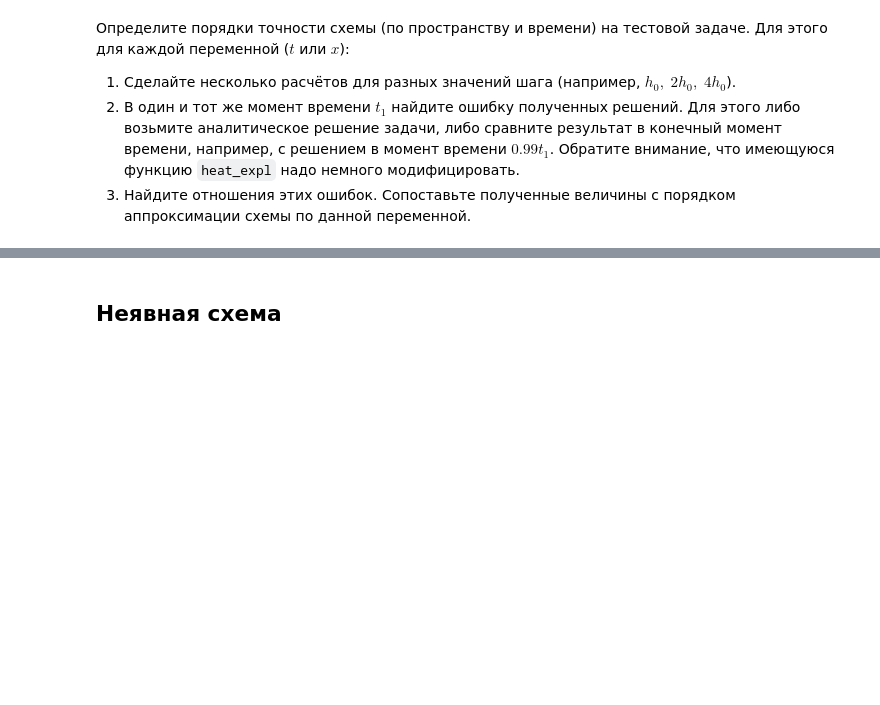
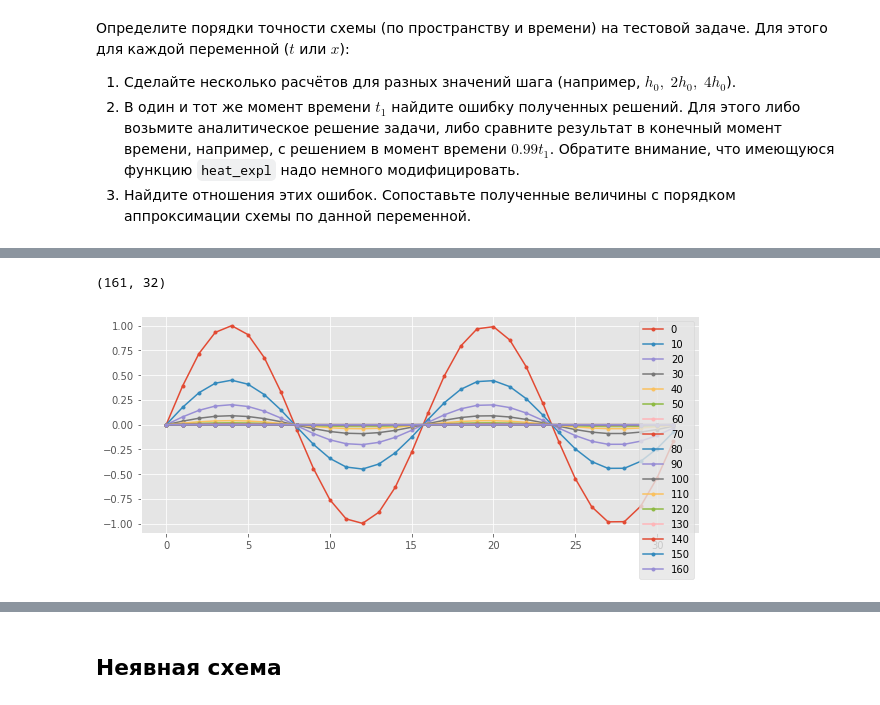
Before and after one commit to IvanSedykh/numerical-methods, a Jupyter notebook: hw1/diffusion_eq_idsedykh.ipynb, the cells around one changed output, grey strips where cells are left out. Saved outputs shown, nothing was run; the diff lists cells and outputs as text; code cells hidden in the pictures; blank space fills up the shorter version.

```diff
--- a/hw1/diffusion_eq_idsedykh.ipynb
+++ b/hw1/diffusion_eq_idsedykh.ipynb
@@ -144,0 +162,36 @@ raise NotImplementedError()
+# %%
+from scipy.integrate import quad_vec
+
+def true_solution(h, t, u0, l, a, n_terms=10):
+    x = np.arange(0, l + 1e-8, h) # grid
+    n = np.arange(1, n_terms)
+
+    def f(xi, n): #  underintegral func
+        return u0(xi) * np.sin(np.pi * n * xi / l)
+
+    Bn = quad_vec(lambda xi: f(xi, n), 0, l)[0]
+
+    u = 2/l * Bn[:, None] * np.sin(np.pi * n[:, None] * x[None:] / l)\
+         * np.exp(-a * (np.pi * n[:, None] / l)**2 * t)
+
+    u = np.sum(u, axis=0)
+    return u
+# %%
+u_true = np.vstack([
+        true_solution(
+        h=0.1,
+        t=t,
+        u0 = lambda x: np.sin(4.*x),
+        l = np.pi,
+        a = 1.,
+        n_terms=50
+        ) for t in np.linspace(0, t_1, num=u.shape[0])
+    ])
+
+u_true.shape
+# %% [output]
+(161, 32)
+# %%
+plot_solution(u_true, marker='.', linestyle='-')
+# %% [output]
+[figure, added]
```
Also changed, not shown: parts of 22 cells of this notebook, 1 other file.
